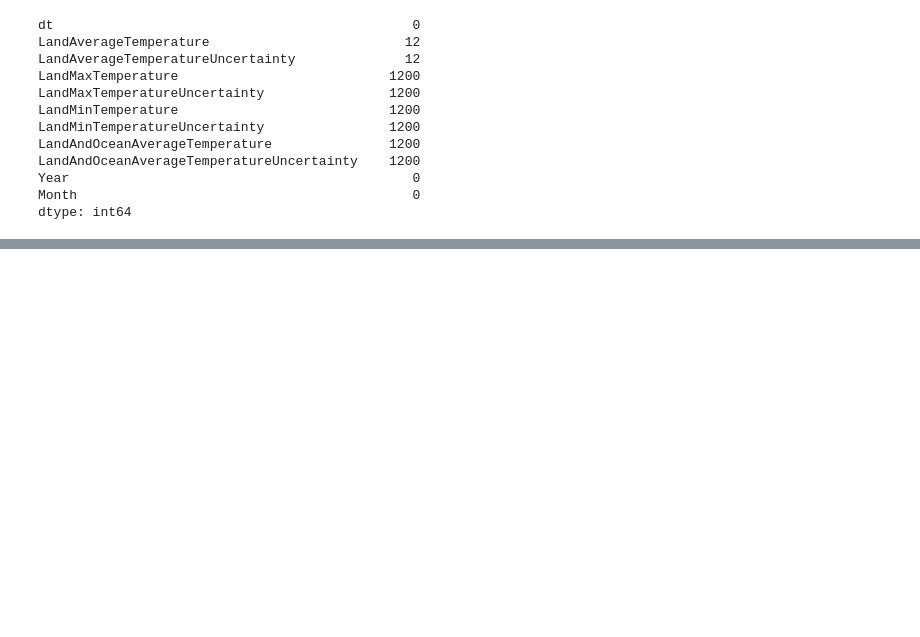
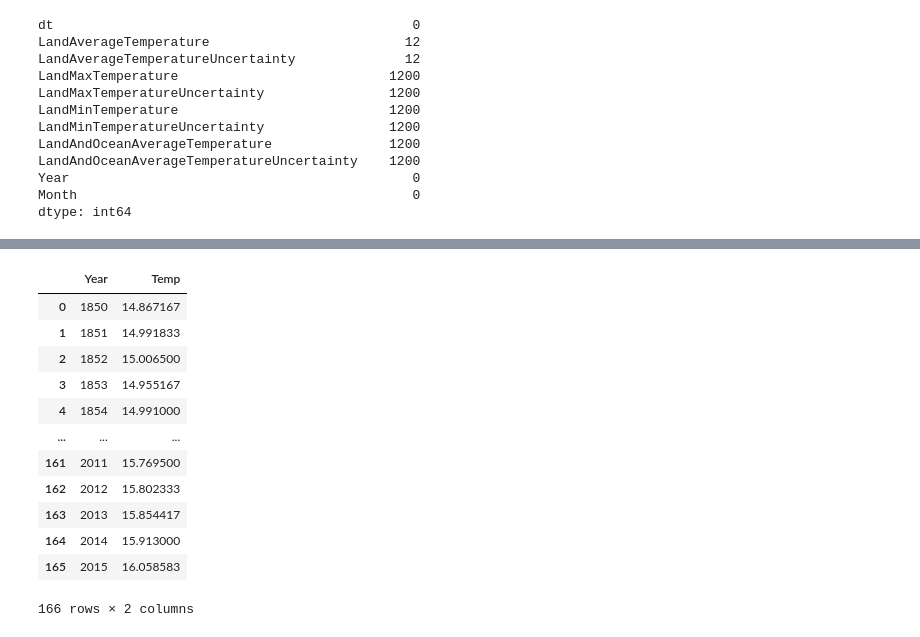
Before and after one commit to AMistry210/climate-change-ml-visualiser, a Jupyter notebook: ml/climate_model.ipynb, the cells around one changed output, grey strips where cells are left out. Saved outputs shown, nothing was run; the diff lists cells and outputs as text; code cells hidden in the pictures; blank space fills up the shorter version.

Commit message:
Adjusted column names for model prep.

```diff
--- a/ml/climate_model.ipynb
+++ b/ml/climate_model.ipynb
@@ -78,0 +81,3 @@ dtype: int64
+# %%
+gt_df = gt_df.dropna(subset=['LandAndOceanAverageTemperature'])
+gt_df = gt_df[gt_df['Year'] >= 1850]
@@ -78,0 +99,18 @@ dtype: int64
+# %%
+annual_df = gt_df.groupby("Year")["LandAndOceanAverageTemperature"].mean().reset_index()
+# %%
+annual_df.rename(columns={"LandAndOceanAverageTemperature": "Temp"})
+# %% [output]
+|  | Year | Temp |
+| 0 | 1850 | 14.867167 |
+| 1 | 1851 | 14.991833 |
+| 2 | 1852 | 15.006500 |
+| 3 | 1853 | 14.955167 |
+| 4 | 1854 | 14.991000 |
+| ... | ... | ... |
+| 161 | 2011 | 15.769500 |
+| 162 | 2012 | 15.802333 |
+| 163 | 2013 | 15.854417 |
+| 164 | 2014 | 15.913000 |
+| 165 | 2015 | 16.058583 |
+166 rows × 2 columns
```
Also changed, not shown: parts of 3 cells of this notebook.
